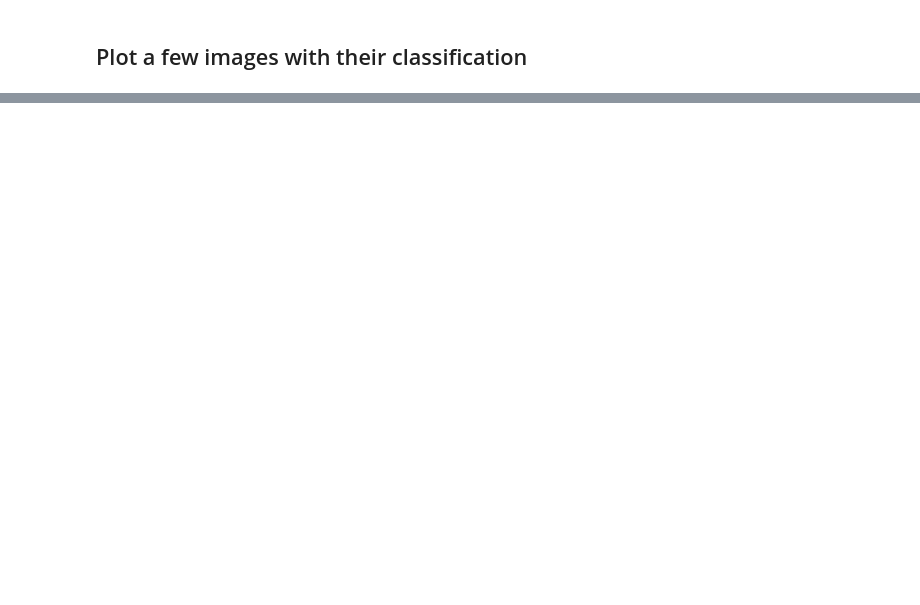
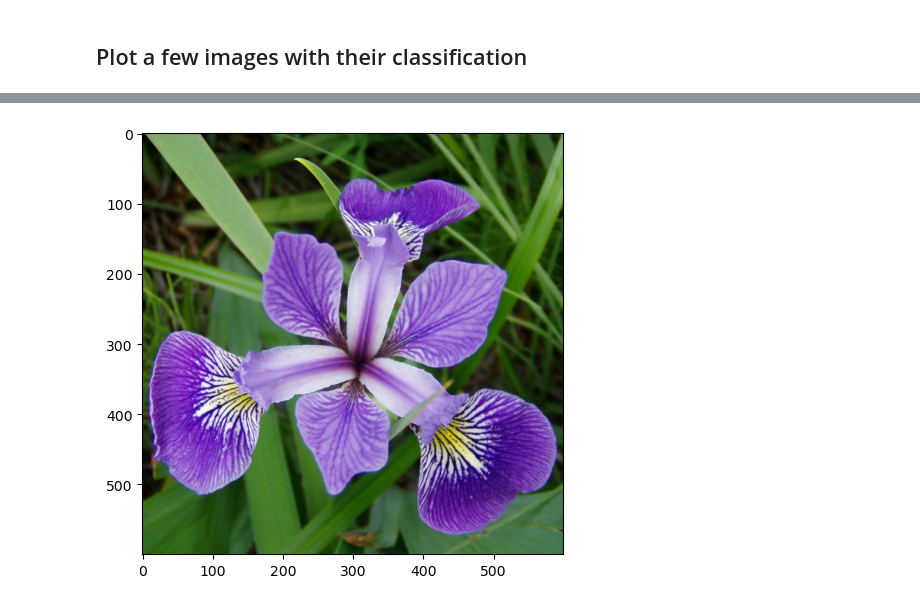
Before and after one commit to ctorney/LSC-notebooks, a Jupyter notebook: week5/deep_net.ipynb, the cells around one changed output, grey strips where cells are left out. Saved outputs shown, nothing was run; the diff lists cells and outputs as text; code cells hidden in the pictures; blank space fills up the shorter version.

```diff
--- a/week5/deep_net.ipynb
+++ b/week5/deep_net.ipynb
@@ -127,0 +160,7 @@ plt.show()
+# %%
+img = cv2.imread('iris.jpg')
+fig = plt.figure(tight_layout=True)
+im = plt.imshow(img[...,::-1])
+plt.show()
+# %% [output]
+[figure, added]
```
Also changed, not shown: parts of 26 cells of this notebook.
